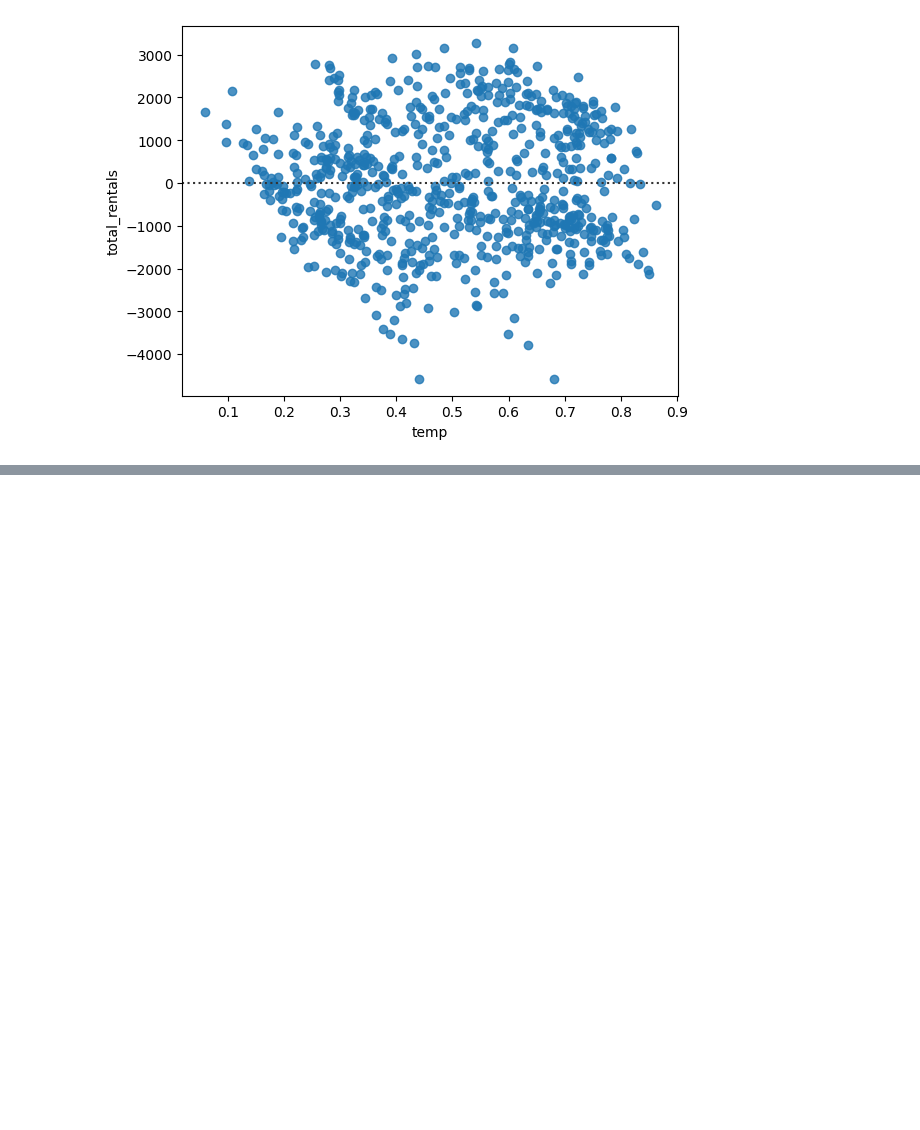
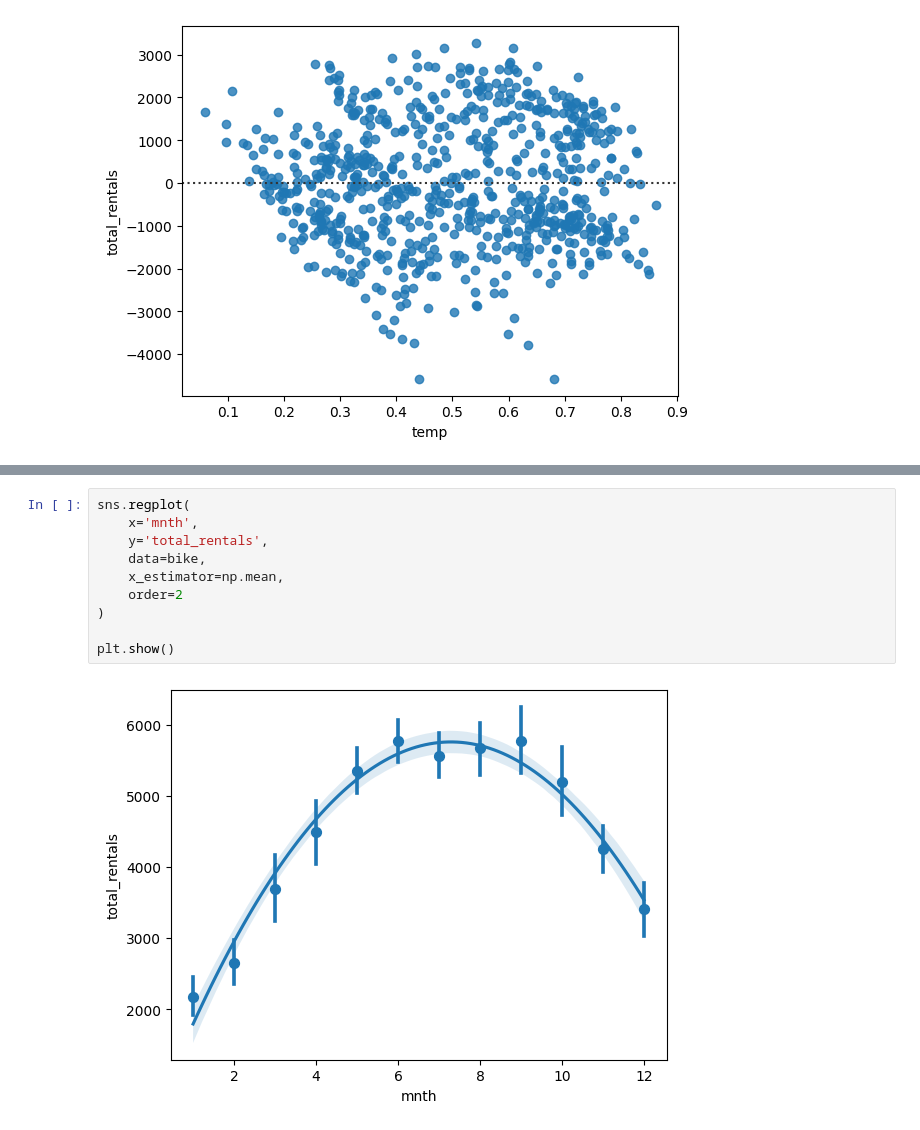
Before and after one commit to Kinetics20/Data_viz_lab, a Jupyter notebook: seaborn_2.ipynb, the cells around one changed output, grey strips where cells are left out. Cells and saved outputs as stored; diff of their text form; blank space fills up the shorter version.

```diff
--- a/seaborn_2.ipynb
+++ b/seaborn_2.ipynb
@@ -562,0 +577,12 @@ plt.show()
+# %%
+sns.regplot(
+    x='mnth',
+    y='total_rentals',
+    data=bike,
+    x_estimator=np.mean,
+    order=2
+)
+
+plt.show()
+# %% [output]
+[figure, added]
```
Also changed, not shown: parts of 32 cells of this notebook.
